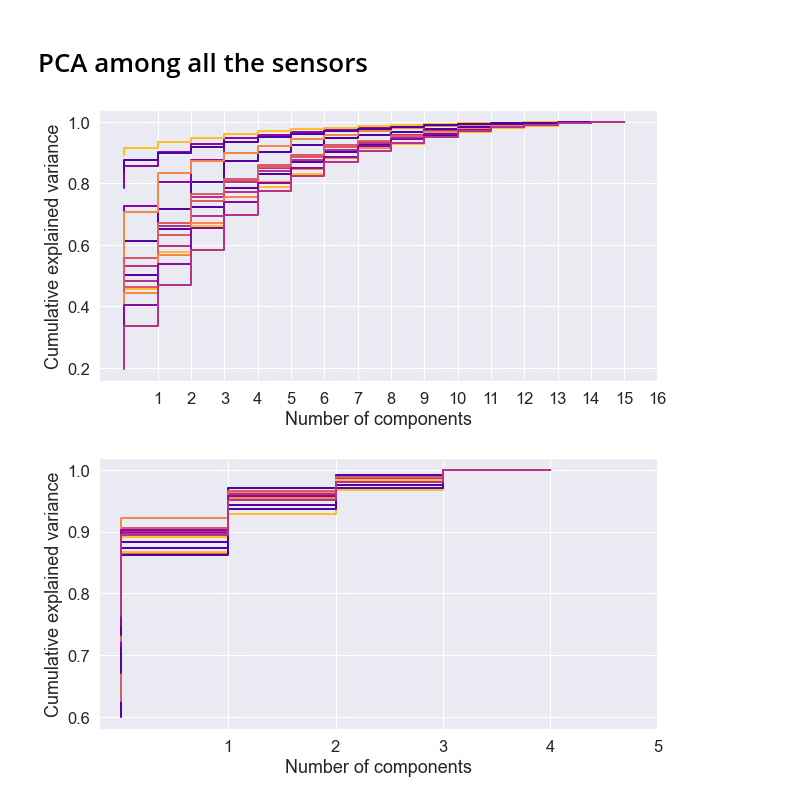
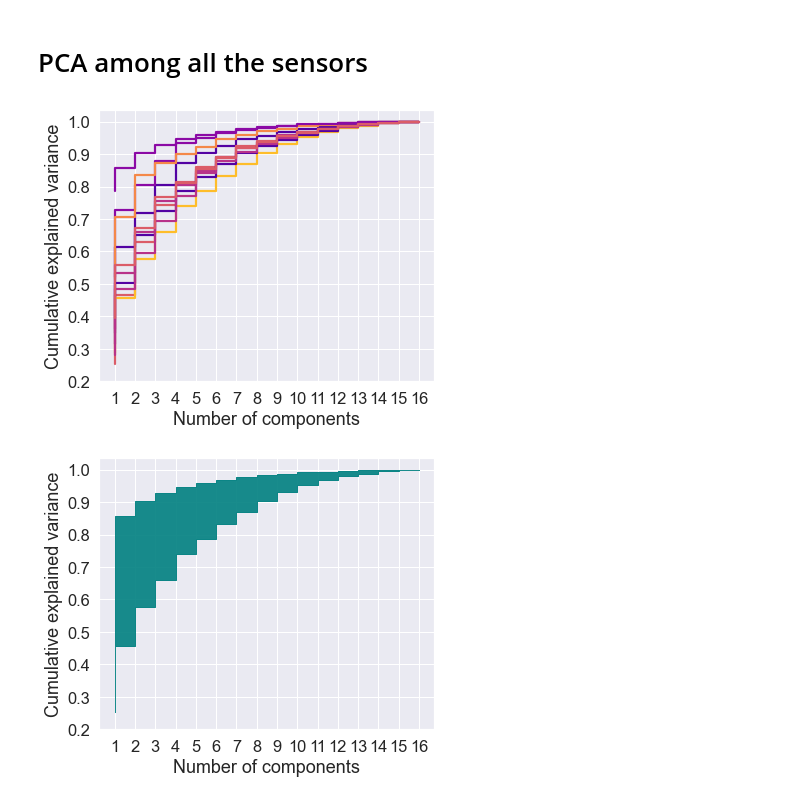
Before and after one commit to nicolezattarin/IoMT-efficient-information-distribution, a Jupyter notebook: pca/pca.ipynb, the cells around one changed output. Cells and saved outputs as stored; diff of their text form; code cells hidden in the pictures.

```diff
--- a/pca/pca.ipynb
+++ b/pca/pca.ipynb
@@ -125,7 +125,7 @@ def pca_reduced(subject, run, n_imu_acc, n_imu_gyro, n_triaxial_acc):
     model.fit(data)
     return model.explained_variance_ratio_
 # %%
-subjects = range(1,4)
+subjects = range(1,3)
 runs = range(1,6)
 ex_vars_all = []
 ex_vars_reduced = []
@@ -136,14 +136,17 @@ for s in subjects:
         ex_var = pca_reduced(s, r, 1, 1, 3)
         ex_vars_reduced.append(ex_var)
 # %%
-fig, ax = plt.subplots(figsize=(10,5))
+fig, ax = plt.subplots(figsize=(6,5))
 path = "pca_results/global_ex_var.pdf".format(s,r)
 sns.set_theme(style='darkgrid', palette='plasma', font_scale=1.5)
 for ex_var in ex_vars_all:
-        sns.lineplot(range(len(ex_var)), ex_var.cumsum(), drawstyle='steps-pre', ax=ax, linewidth=2)
+        sns.lineplot(range(len(ex_var)), ex_var.cumsum(), drawstyle='steps-pre', ax=ax, linewidth=2.2)
         ax.set_xlabel('Number of components')
         ax.set_ylabel('Cumulative explained variance')
-        ax.set_xticks(range(1,len(ex_var)+1))
+        ax.set_xticks(np.arange(0,len(ex_var)))
+        ax.set_yticks(np.arange(0.2,1.1,0.1))
+        ax.set_xticklabels(np.arange(1,len(ex_var)+1))
+
 fig.savefig(path, bbox_inches='tight')
 # %% [output]
-[figure, old version]
+[figure, new version]
@@ -150,13 +160,14 @@ fig.savefig(path, bbox_inches='tight')
 # %%
-path = "pca_results/reduced_ex_var.pdf".format(s,r)
-fig, ax = plt.subplots(figsize=(10,5))
+fig, ax = plt.subplots(figsize=(6,5))
+path = "pca_results/fill_global_ex_var.pdf".format(s,r)
+sns.set_theme(style='darkgrid', palette='plasma', font_scale=1.5)
 
-sns.set_theme(style='darkgrid', palette='plasma', font_scale=1.5)
-for ex_var in ex_vars_reduced:
-        sns.lineplot(range(len(ex_var)), ex_var.cumsum(), drawstyle='steps-pre', ax=ax, linewidth=2)
-        ax.set_xlabel('Number of components')
-        ax.set_ylabel('Cumulative explained variance')
-        ax.set_xticks(range(1,len(ex_var)+1))
+ax.fill_between(x=np.arange(len(mins)), y1=maxs, y2=mins,  color='teal', alpha=0.9,step = 'pre')
+ax.set_xlabel('Number of components')
+ax.set_ylabel('Cumulative explained variance')
+ax.set_xticks(np.arange(0,len(ex_var)))
+ax.set_yticks(np.arange(0.2,1.1,0.1))
+ax.set_xticklabels(np.arange(1,len(ex_var)+1))
 fig.savefig(path, bbox_inches='tight')
 # %% [output]
-[figure, old version]
+[figure, new version]
```
Also changed, not shown: parts of 1 cell of this notebook, 16 other files.
